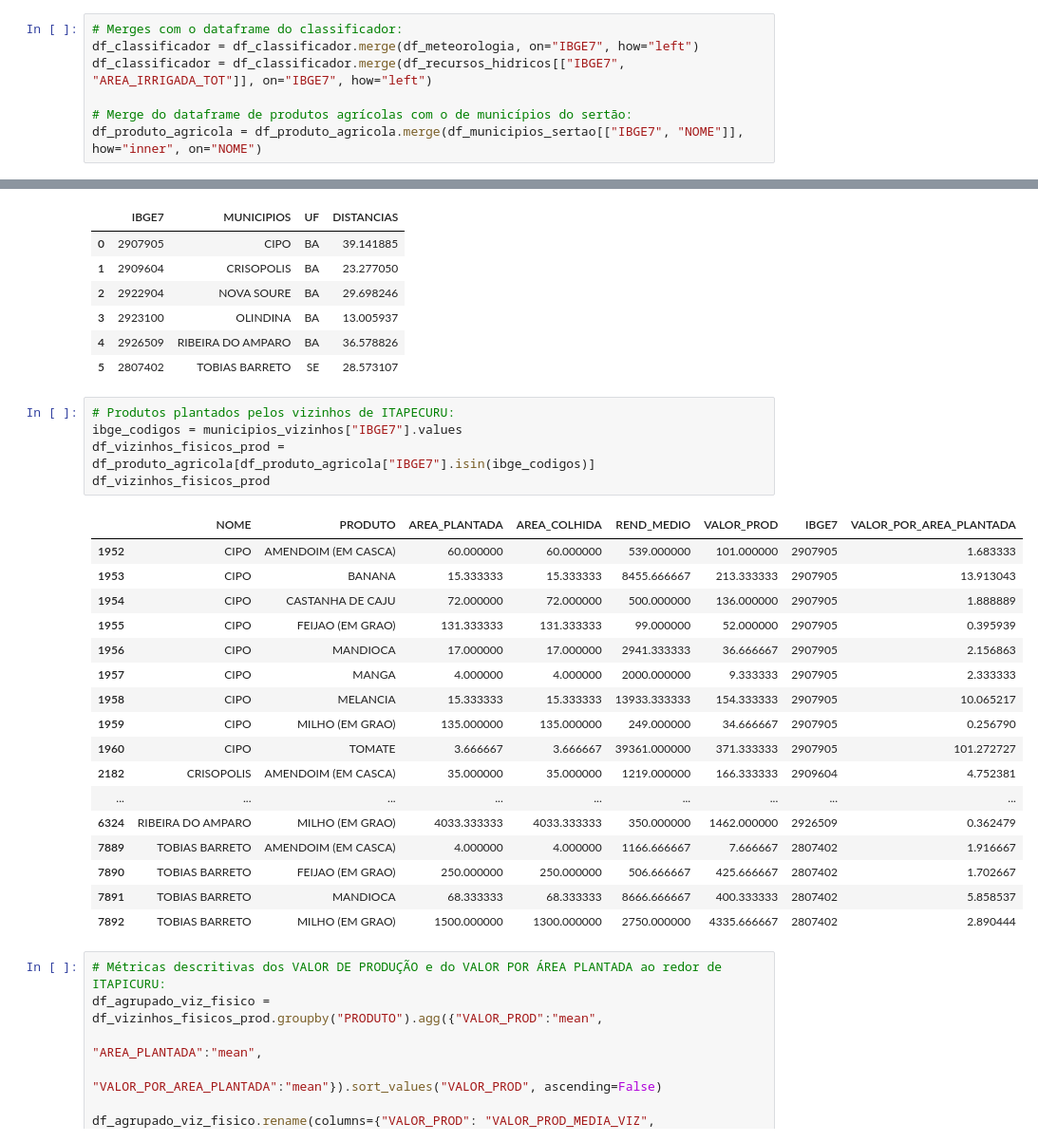
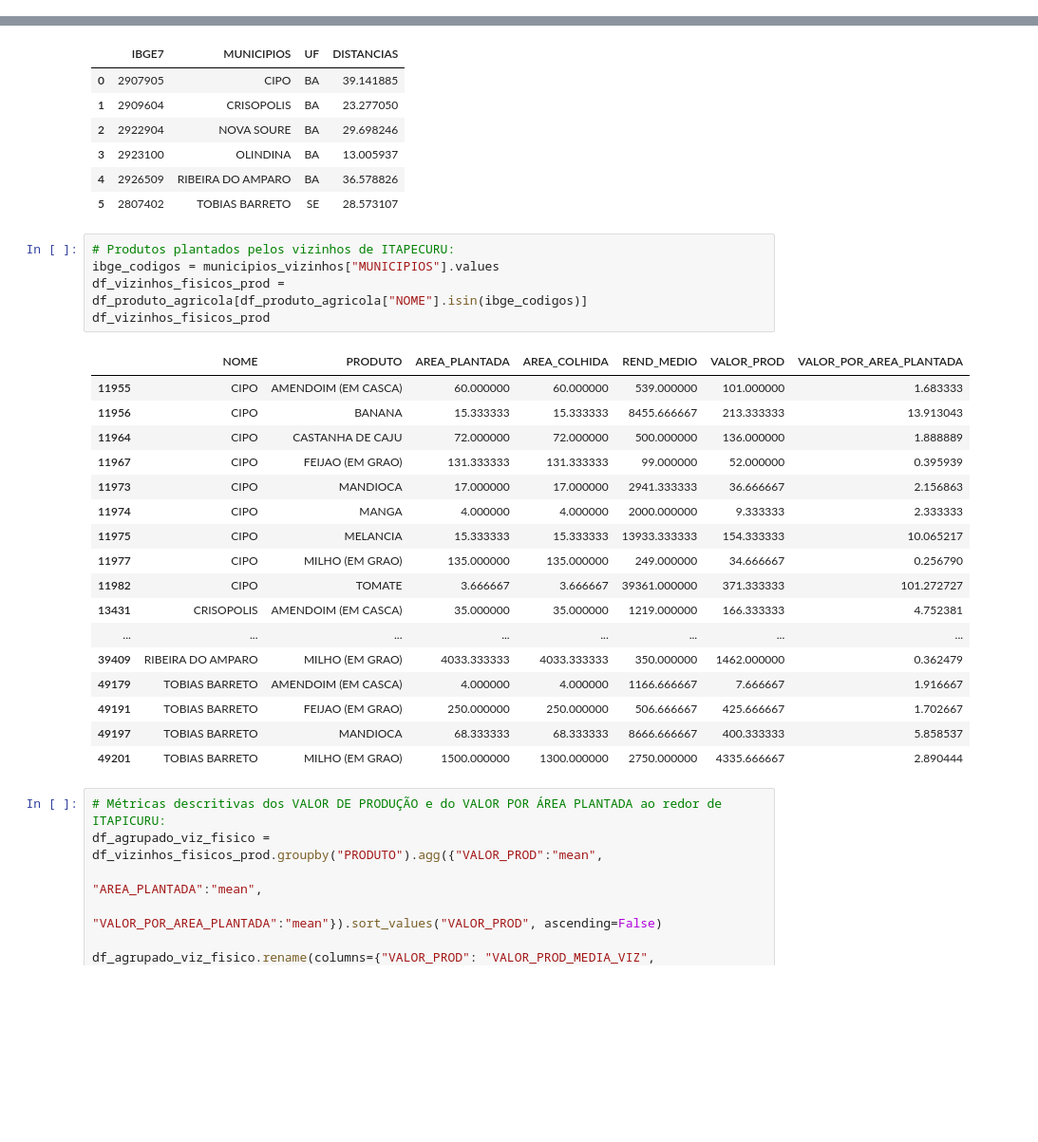
Before and after one commit to caiosoter/BCG2023, a Jupyter notebook: Notebooks/Modelagem_preditiva.ipynb, the cells around one changed output, grey strips where cells are left out. Shown: that part at 95% size. Drawn from its saved outputs; the diff is of its cells as text; blank space fills up the shorter version.

```diff
--- a/Notebooks/Modelagem_preditiva.ipynb
+++ b/Notebooks/Modelagem_preditiva.ipynb
@@ -36,7 +146,0 @@ df_classificador.head()
-# %%
-# Merges com o dataframe do classificador:
-df_classificador = df_classificador.merge(df_meteorologia, on="IBGE7", how="left")
-df_classificador = df_classificador.merge(df_recursos_hidricos[["IBGE7", "AREA_IRRIGADA_TOT"]], on="IBGE7", how="left")
-
-# Merge do dataframe de produtos agrícolas com o de municípios do sertão:
-df_produto_agricola = df_produto_agricola.merge(df_municipios_sertao[["IBGE7", "NOME"]], how="inner", on="NOME")
@@ -315,27 +397,27 @@ municipios_vizinhos
 | 5 | 2807402 | TOBIAS BARRETO | SE | 28.573107 |
 # %%
 # Produtos plantados pelos vizinhos de ITAPECURU:
-ibge_codigos = municipios_vizinhos["IBGE7"].values
-df_vizinhos_fisicos_prod = df_produto_agricola[df_produto_agricola["IBGE7"].isin(ibge_codigos)]
+ibge_codigos = municipios_vizinhos["MUNICIPIOS"].values
+df_vizinhos_fisicos_prod = df_produto_agricola[df_produto_agricola["NOME"].isin(ibge_codigos)]
 df_vizinhos_fisicos_prod
 # %% [output]
-|  | NOME | PRODUTO | AREA_PLANTADA | AREA_COLHIDA | REND_MEDIO | VALOR_PROD | IBGE7 | VALOR_POR_AREA_PLANTADA |
-| 1952 | CIPO | AMENDOIM (EM CASCA) | 60.000000 | 60.000000 | 539.000000 | 101.000000 | 2907905 | 1.683333 |
-| 1953 | CIPO | BANANA | 15.333333 | 15.333333 | 8455.666667 | 213.333333 | 2907905 | 13.913043 |
-| 1954 | CIPO | CASTANHA DE CAJU | 72.000000 | 72.000000 | 500.000000 | 136.000000 | 2907905 | 1.888889 |
-| 1955 | CIPO | FEIJAO (EM GRAO) | 131.333333 | 131.333333 | 99.000000 | 52.000000 | 2907905 | 0.395939 |
-| 1956 | CIPO | MANDIOCA | 17.000000 | 17.000000 | 2941.333333 | 36.666667 | 2907905 | 2.156863 |
-| 1957 | CIPO | MANGA | 4.000000 | 4.000000 | 2000.000000 | 9.333333 | 2907905 | 2.333333 |
-| 1958 | CIPO | MELANCIA | 15.333333 | 15.333333 | 13933.333333 | 154.333333 | 2907905 | 10.065217 |
-| 1959 | CIPO | MILHO (EM GRAO) | 135.000000 | 135.000000 | 249.000000 | 34.666667 | 2907905 | 0.256790 |
-| 1960 | CIPO | TOMATE | 3.666667 | 3.666667 | 39361.000000 | 371.333333 | 2907905 | 101.272727 |
-| 2182 | CRISOPOLIS | AMENDOIM (EM CASCA) | 35.000000 | 35.000000 | 1219.000000 | 166.333333 | 2909604 | 4.752381 |
-| ... | ... | ... | ... | ... | ... | ... | ... | ... |
-| 6324 | RIBEIRA DO AMPARO | MILHO (EM GRAO) | 4033.333333 | 4033.333333 | 350.000000 | 1462.000000 | 2926509 | 0.362479 |
-| 7889 | TOBIAS BARRETO | AMENDOIM (EM CASCA) | 4.000000 | 4.000000 | 1166.666667 | 7.666667 | 2807402 | 1.916667 |
-| 7890 | TOBIAS BARRETO | FEIJAO (EM GRAO) | 250.000000 | 250.000000 | 506.666667 | 425.666667 | 2807402 | 1.702667 |
-| 7891 | TOBIAS BARRETO | MANDIOCA | 68.333333 | 68.333333 | 8666.666667 | 400.333333 | 2807402 | 5.858537 |
-| 7892 | TOBIAS BARRETO | MILHO (EM GRAO) | 1500.000000 | 1300.000000 | 2750.000000 | 4335.666667 | 2807402 | 2.890444 |
+|  | NOME | PRODUTO | AREA_PLANTADA | AREA_COLHIDA | REND_MEDIO | VALOR_PROD | VALOR_POR_AREA_PLANTADA |
+| 11955 | CIPO | AMENDOIM (EM CASCA) | 60.000000 | 60.000000 | 539.000000 | 101.000000 | 1.683333 |
+| 11956 | CIPO | BANANA | 15.333333 | 15.333333 | 8455.666667 | 213.333333 | 13.913043 |
+| 11964 | CIPO | CASTANHA DE CAJU | 72.000000 | 72.000000 | 500.000000 | 136.000000 | 1.888889 |
+| 11967 | CIPO | FEIJAO (EM GRAO) | 131.333333 | 131.333333 | 99.000000 | 52.000000 | 0.395939 |
+| 11973 | CIPO | MANDIOCA | 17.000000 | 17.000000 | 2941.333333 | 36.666667 | 2.156863 |
+| 11974 | CIPO | MANGA | 4.000000 | 4.000000 | 2000.000000 | 9.333333 | 2.333333 |
+| 11975 | CIPO | MELANCIA | 15.333333 | 15.333333 | 13933.333333 | 154.333333 | 10.065217 |
+| 11977 | CIPO | MILHO (EM GRAO) | 135.000000 | 135.000000 | 249.000000 | 34.666667 | 0.256790 |
+| 11982 | CIPO | TOMATE | 3.666667 | 3.666667 | 39361.000000 | 371.333333 | 101.272727 |
+| 13431 | CRISOPOLIS | AMENDOIM (EM CASCA) | 35.000000 | 35.000000 | 1219.000000 | 166.333333 | 4.752381 |
+| ... | ... | ... | ... | ... | ... | ... | ... |
+| 39409 | RIBEIRA DO AMPARO | MILHO (EM GRAO) | 4033.333333 | 4033.333333 | 350.000000 | 1462.000000 | 0.362479 |
+| 49179 | TOBIAS BARRETO | AMENDOIM (EM CASCA) | 4.000000 | 4.000000 | 1166.666667 | 7.666667 | 1.916667 |
+| 49191 | TOBIAS BARRETO | FEIJAO (EM GRAO) | 250.000000 | 250.000000 | 506.666667 | 425.666667 | 1.702667 |
+| 49197 | TOBIAS BARRETO | MANDIOCA | 68.333333 | 68.333333 | 8666.666667 | 400.333333 | 5.858537 |
+| 49201 | TOBIAS BARRETO | MILHO (EM GRAO) | 1500.000000 | 1300.000000 | 2750.000000 | 4335.666667 | 2.890444 |
 # %%
 # Métricas descritivas dos VALOR DE PRODUÇÃO e do VALOR POR ÁREA PLANTADA ao redor de ITAPICURU:
 df_agrupado_viz_fisico = df_vizinhos_fisicos_prod.groupby("PRODUTO").agg({"VALOR_PROD":"mean",
```
Also changed, not shown: parts of 19 cells of this notebook, 2 other files.
